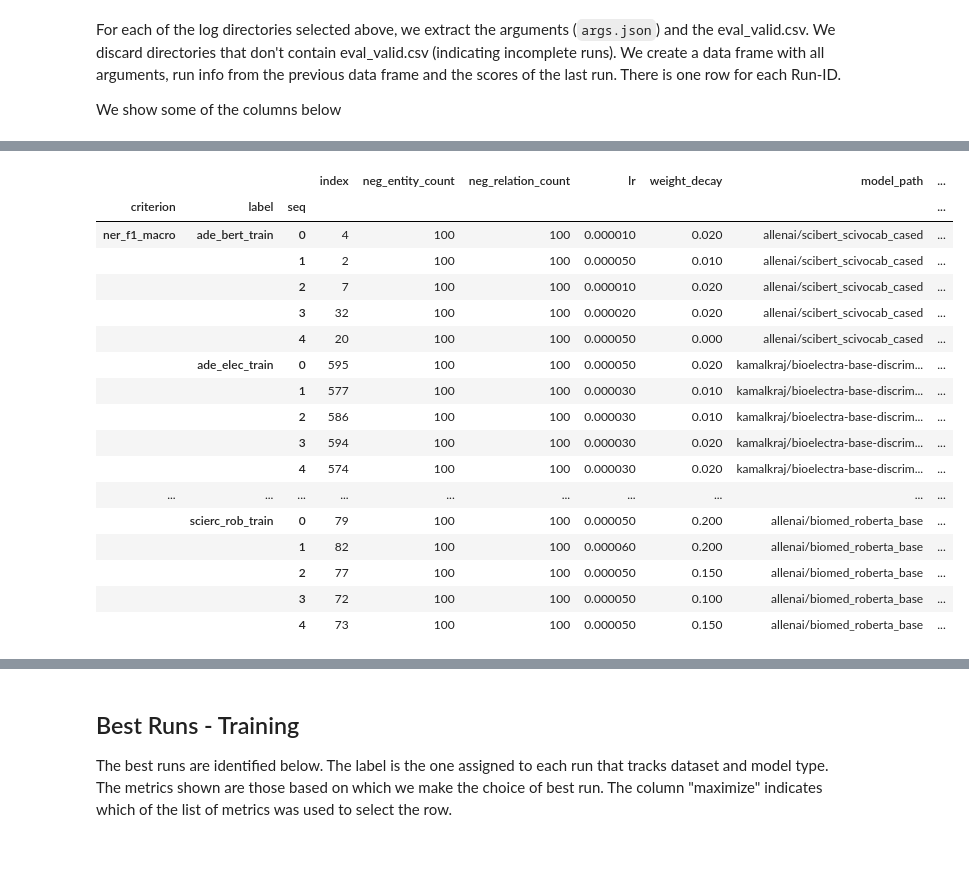
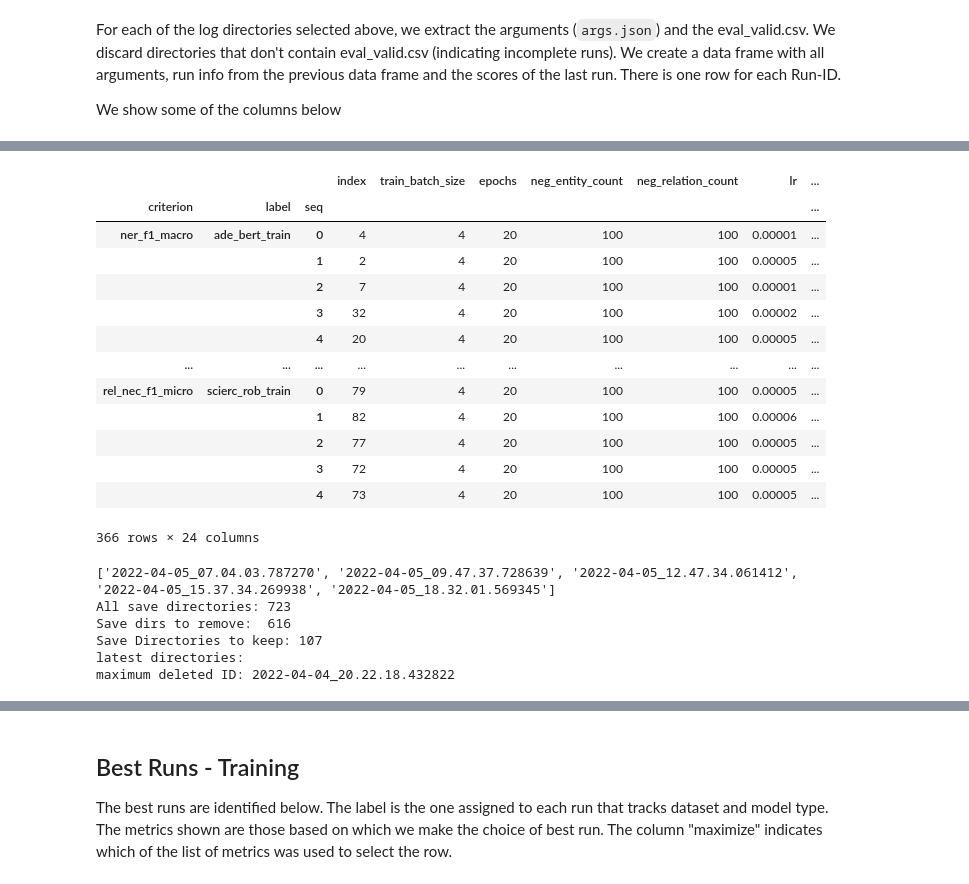
Before and after one commit to kamfonas/Poking_At_SpERT, a Jupyter notebook: notebooks/hyperparm_selection.ipynb, the cells around one changed output, grey strips where cells are left out. Saved outputs shown, nothing was run; the diff lists cells and outputs as text; code cells hidden in the pictures; blank space fills up the shorter version.

```diff
--- a/notebooks/hyperparm_selection.ipynb
+++ b/notebooks/hyperparm_selection.ipynb
@@ -22,15 +22,19 @@ MAXROWS = 300
 TOPROWS = 10
 pd.set_option('display.max_rows', MAXROWS)
 # %%
+logLabels = {x.name : x for x in LOGS.iterdir() if x.is_dir() and 'train' in str(x.name)}
+saveLabels = {x.name : x for x in SAVES.iterdir() if x.is_dir()}
+# reconcile logRun and saveRun Labels to match
+logRunLabels = {x.name : L for L,D in logLabels.items() for x in D.iterdir() if x.is_dir()}
+saveRunLabelsAll = {x.name : L for L,D in saveLabels.items() for x in D.iterdir() if x.is_dir() if x.name in logRunLabels.keys()}
 
+validKeys = set(logRunLabels.keys()).intersection(set(saveRunLabelsAll.keys()))
+logRunLabels = {k: v for k,v in logRunLabels.items() if k in validKeys}
+saveRunLabels = {k: v for k,v in saveRunLabelsAll.items() if k in validKeys}
 
-logLabels = {x.name : x for x in LOGS.iterdir() if x.is_dir() and 'train' in str(x.name)}
-#print(logLabels)
-logRunLabels = {x.name : L for L,D in logLabels.items() for x in D.iterdir() if x.is_dir()}
-logRunPaths = {x.name :  x for L,D in logLabels.items() for x in D.iterdir() if x.is_dir() }
+logRunPaths = {x.name :  x for L,D in logLabels.items() for x in D.iterdir() if x.is_dir() and x.name in validKeys }
+saveRunPaths =  {x.name :  x for L,D in saveLabels.items() for x in D.iterdir() if x.is_dir() if x.name in validKeys}
 runDF = pd.DataFrame([logRunLabels.keys(),logRunLabels.values(),logRunPaths.values()],columns=logRunLabels.keys(),index=['run','label','logPath']).T
-saveLabels = {x.name : x for x in SAVES.iterdir() if x.is_dir()}
 #print(logRunLabels)
-saveRunLabels = {x.name : L for L,D in saveLabels.items() for x in D.iterdir() if x.is_dir() if x.name in logRunLabels.keys()}
-saveRunPaths =  {x.name :  x for L,D in saveLabels.items() for x in D.iterdir() if x.is_dir() if x.name in logRunLabels.keys()}
 runDF = runDF.join(pd.DataFrame([saveRunPaths.keys(),saveRunPaths.values()],columns=logRunLabels.keys(),index=['runSave','savePath']).T,how='left').drop(columns = ['runSave'])
+logLabels
@@ -122,26 +160,44 @@ def best_runs(df=None,groupingLabel = 'label',
     #
     return   res.reorder_levels(['criterion','label', 'seq']).drop(columns=['label'])
 # %%
-bestN = best_runs(argDF,criteria=['ner_f1_macro','rel_f1_macro',	'rel_nec_f1_macro', 'ner_f1_micro','rel_f1_micro',	'rel_nec_f1_micro'],topN=5)
+bestN = best_runs(argDF,
+    criteria=['ner_f1_macro','rel_f1_macro','rel_nec_f1_macro', 'ner_f1_micro','rel_f1_micro','rel_nec_f1_micro'],
+    topN=5)
 df = bestN.reset_index()[['runID','label']]
 #lookup = [runID : label for runID, label in df.iterrows()}
+pd.DataFrame(bestN).to_csv('hyperparm_sel_bestN.csv')
 bestN
 # %% [output]
-|  |  |  | index | neg_entity_count | neg_relation_count | lr | weight_decay | model_path | ... |
+|  |  |  | index | train_batch_size | epochs | neg_entity_count | neg_relation_count | lr | ... |
 | criterion | label | seq |  |  |  |  |  |  | ... |
-| ner_f1_macro | ade_bert_train | 0 | 4 | 100 | 100 | 0.000010 | 0.020 | allenai/scibert_scivocab_cased | ... |
-|  |  | 1 | 2 | 100 | 100 | 0.000050 | 0.010 | allenai/scibert_scivocab_cased | ... |
-|  |  | 2 | 7 | 100 | 100 | 0.000010 | 0.020 | allenai/scibert_scivocab_cased | ... |
-|  |  | 3 | 32 | 100 | 100 | 0.000020 | 0.020 | allenai/scibert_scivocab_cased | ... |
-|  |  | 4 | 20 | 100 | 100 | 0.000050 | 0.000 | allenai/scibert_scivocab_cased | ... |
-|  | ade_elec_train | 0 | 595 | 100 | 100 | 0.000050 | 0.020 | kamalkraj/bioelectra-base-discrim... | ... |
-|  |  | 1 | 577 | 100 | 100 | 0.000030 | 0.010 | kamalkraj/bioelectra-base-discrim... | ... |
-|  |  | 2 | 586 | 100 | 100 | 0.000030 | 0.010 | kamalkraj/bioelectra-base-discrim... | ... |
-|  |  | 3 | 594 | 100 | 100 | 0.000030 | 0.020 | kamalkraj/bioelectra-base-discrim... | ... |
-|  |  | 4 | 574 | 100 | 100 | 0.000030 | 0.020 | kamalkraj/bioelectra-base-discrim... | ... |
+| ner_f1_macro | ade_bert_train | 0 | 4 | 4 | 20 | 100 | 100 | 0.00001 | ... |
+|  |  | 1 | 2 | 4 | 20 | 100 | 100 | 0.00005 | ... |
+|  |  | 2 | 7 | 4 | 20 | 100 | 100 | 0.00001 | ... |
+|  |  | 3 | 32 | 4 | 20 | 100 | 100 | 0.00002 | ... |
+|  |  | 4 | 20 | 4 | 20 | 100 | 100 | 0.00005 | ... |
 | ... | ... | ... | ... | ... | ... | ... | ... | ... | ... |
-|  | scierc_rob_train | 0 | 79 | 100 | 100 | 0.000050 | 0.200 | allenai/biomed_roberta_base | ... |
-|  |  | 1 | 82 | 100 | 100 | 0.000060 | 0.200 | allenai/biomed_roberta_base | ... |
-|  |  | 2 | 77 | 100 | 100 | 0.000050 | 0.150 | allenai/biomed_roberta_base | ... |
-|  |  | 3 | 72 | 100 | 100 | 0.000050 | 0.100 | allenai/biomed_roberta_base | ... |
-|  |  | 4 | 73 | 100 | 100 | 0.000050 | 0.150 | allenai/biomed_roberta_base | ... |
+| rel_nec_f1_micro | scierc_rob_train | 0 | 79 | 4 | 20 | 100 | 100 | 0.00005 | ... |
+|  |  | 1 | 82 | 4 | 20 | 100 | 100 | 0.00006 | ... |
+|  |  | 2 | 77 | 4 | 20 | 100 | 100 | 0.00005 | ... |
+|  |  | 3 | 72 | 4 | 20 | 100 | 100 | 0.00005 | ... |
+|  |  | 4 | 73 | 4 | 20 | 100 | 100 | 0.00005 | ... |
+366 rows × 24 columns
+# %%
+recentSaveRunIDs  = sorted([x.name  for _,D in saveLabels.items() for x in D.iterdir() if x.is_dir() ])[-5:]
+bestN_runIDs = set(bestN.runID)
+print(recentSaveRunIDs)
+saveDirsAll = [x  for _,D in saveLabels.items() for x in D.iterdir() if x.is_dir() ]
+saveDirsXXX = [x  for _,D in saveLabels.items() for x in D.iterdir() if x.is_dir() and x.name not in bestN_runIDs  and x.name < recentSaveRunIDs[0]]
+saveRidsXXX = sorted([x.name  for x in saveDirsXXX])
+print('All save directories:',len(saveDirsAll))
+print('Save dirs to remove: ',len(saveDirsXXX))
+print('Save Directories to keep:',len(set(saveDirsAll).difference(set(saveDirsXXX))))
+print('latest directories:' )
+print('maximum deleted ID:', saveRidsXXX[-1] )
+# %% [output]
+['2022-04-05_07.04.03.787270', '2022-04-05_09.47.37.728639', '2022-04-05_12.47.34.061412', '2022-04-05_15.37.34.269938', '2022-04-05_18.32.01.569345']
+All save directories: 723
+Save dirs to remove:  616
+Save Directories to keep: 107
+latest directories:
+maximum deleted ID: 2022-04-04_20.22.18.432822
```
Also changed, not shown: parts of 28 cells of this notebook, 27 other files.
